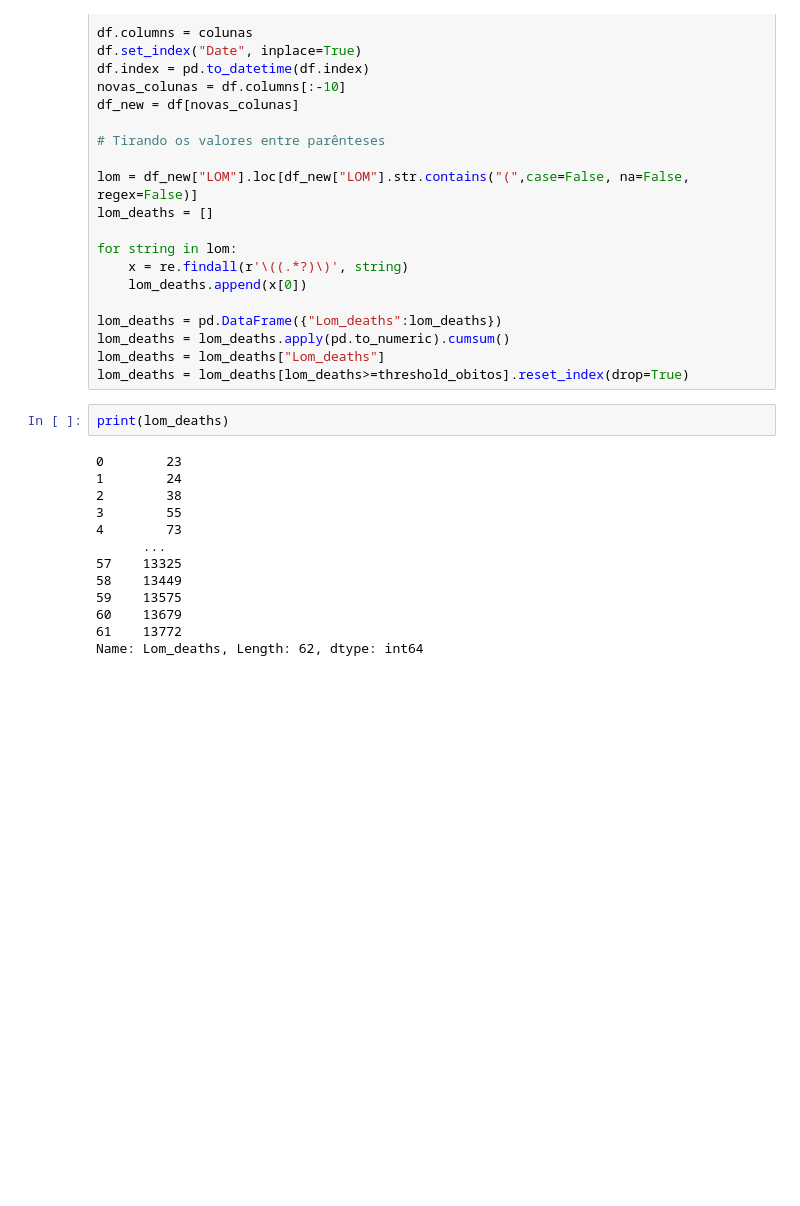
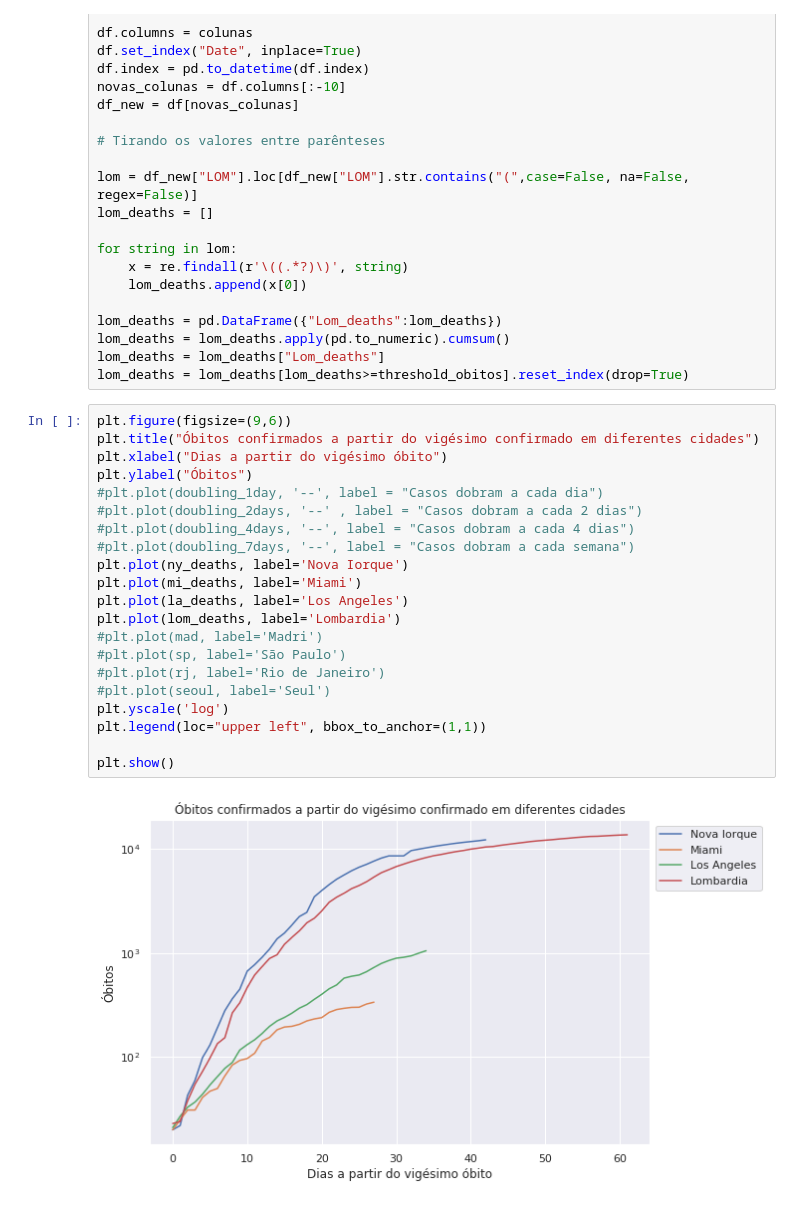
Before and after one commit to rmcnribeiro/Covid_plots, a Jupyter notebook: Graficos_COVID-19.ipynb, the cells around one changed output. Cells and saved outputs as stored; diff of their text form; blank space fills up the shorter version.

Commit message:
Plot de obitos pelo matplotlib

```diff
--- a/Graficos_COVID-19.ipynb
+++ b/Graficos_COVID-19.ipynb
@@ -415,21 +415,29 @@ lom_deaths = pd.DataFrame({"Lom_deaths":lom_deaths})
 lom_deaths = lom_deaths.apply(pd.to_numeric).cumsum()
 lom_deaths = lom_deaths["Lom_deaths"]
 lom_deaths = lom_deaths[lom_deaths>=threshold_obitos].reset_index(drop=True)
-# %%
-print(lom_deaths)
-# %% [output]
-0        23
-1        24
-2        38
-3        55
-4        73
-      ...
-57    13325
-58    13449
-59    13575
-60    13679
-61    13772
-Name: Lom_deaths, Length: 62, dtype: int64
+# %%
+plt.figure(figsize=(9,6))
+plt.title("Óbitos confirmados a partir do vigésimo confirmado em diferentes cidades")
+plt.xlabel("Dias a partir do vigésimo óbito")
+plt.ylabel("Óbitos")
+#plt.plot(doubling_1day, '--', label = "Casos dobram a cada dia")
+#plt.plot(doubling_2days, '--' , label = "Casos dobram a cada 2 dias")
+#plt.plot(doubling_4days, '--', label = "Casos dobram a cada 4 dias")
+#plt.plot(doubling_7days, '--', label = "Casos dobram a cada semana")
+plt.plot(ny_deaths, label='Nova Iorque')
+plt.plot(mi_deaths, label='Miami')
+plt.plot(la_deaths, label='Los Angeles')
+plt.plot(lom_deaths, label='Lombardia')
+#plt.plot(mad, label='Madri')
+#plt.plot(sp, label='São Paulo')
+#plt.plot(rj, label='Rio de Janeiro')
+#plt.plot(seoul, label='Seul')
+plt.yscale('log')
+plt.legend(loc="upper left", bbox_to_anchor=(1,1))
+
+plt.show()
+# %% [output]
+[figure, added]
 # %%
 fig = go.Figure()
 
```
Also changed, not shown: parts of 1 cell of this notebook.
